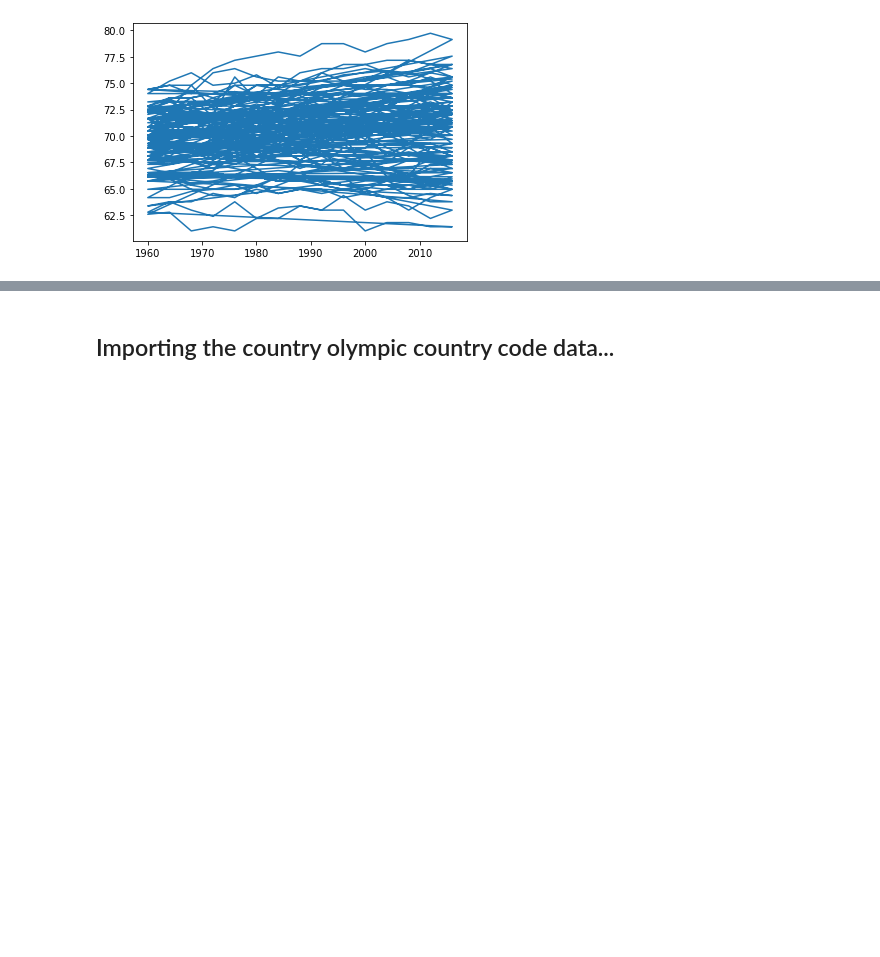
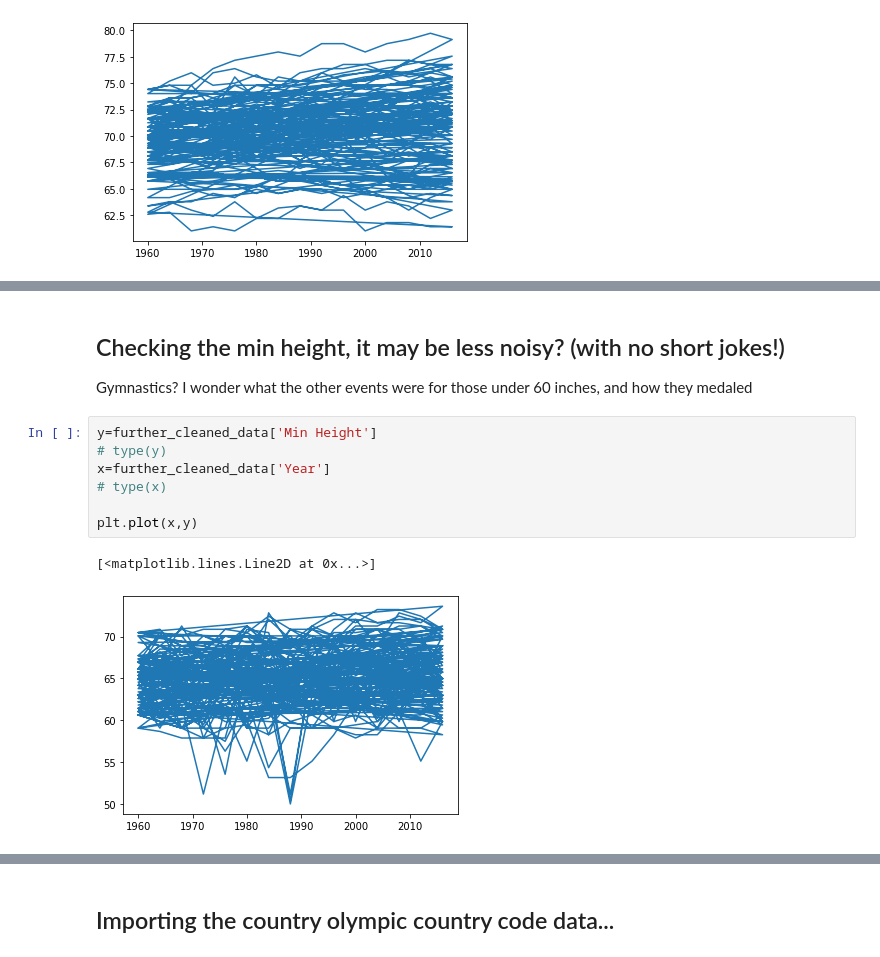
Before and after one commit to dowripple/ProjectOneRepo_JeremyKasieMichael, a Jupyter notebook: notebooks/olympicHeights.ipynb, the cells around one changed output, grey strips where cells are left out. Cells and saved outputs as stored; diff of their text form; blank space fills up the shorter version.

```diff
--- a/notebooks/olympicHeights.ipynb
+++ b/notebooks/olympicHeights.ipynb
@@ -499,0 +547,13 @@ plt.plot(x,y)
+# %% [markdown]
+## Checking the min height, it may be less noisy?  (with no short jokes!)
+Gymnastics?  I wonder what the other events were for those under 60 inches, and how they medaled
+# %%
+y=further_cleaned_data['Min Height']
+# type(y)
+x=further_cleaned_data['Year']
+# type(x)
+
+plt.plot(x,y)
+# %% [output]
+[<matplotlib.lines.Line2D at 0x...>]
+[figure, added]
```
Also changed, not shown: parts of 15 cells of this notebook.
